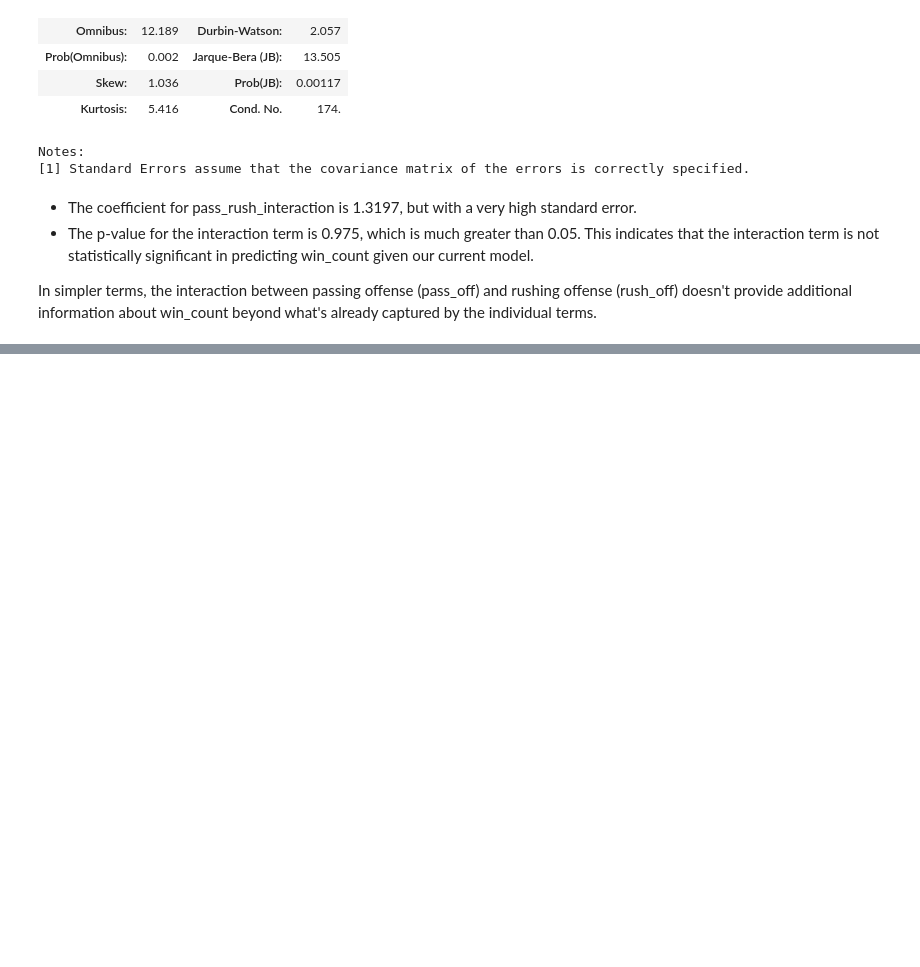
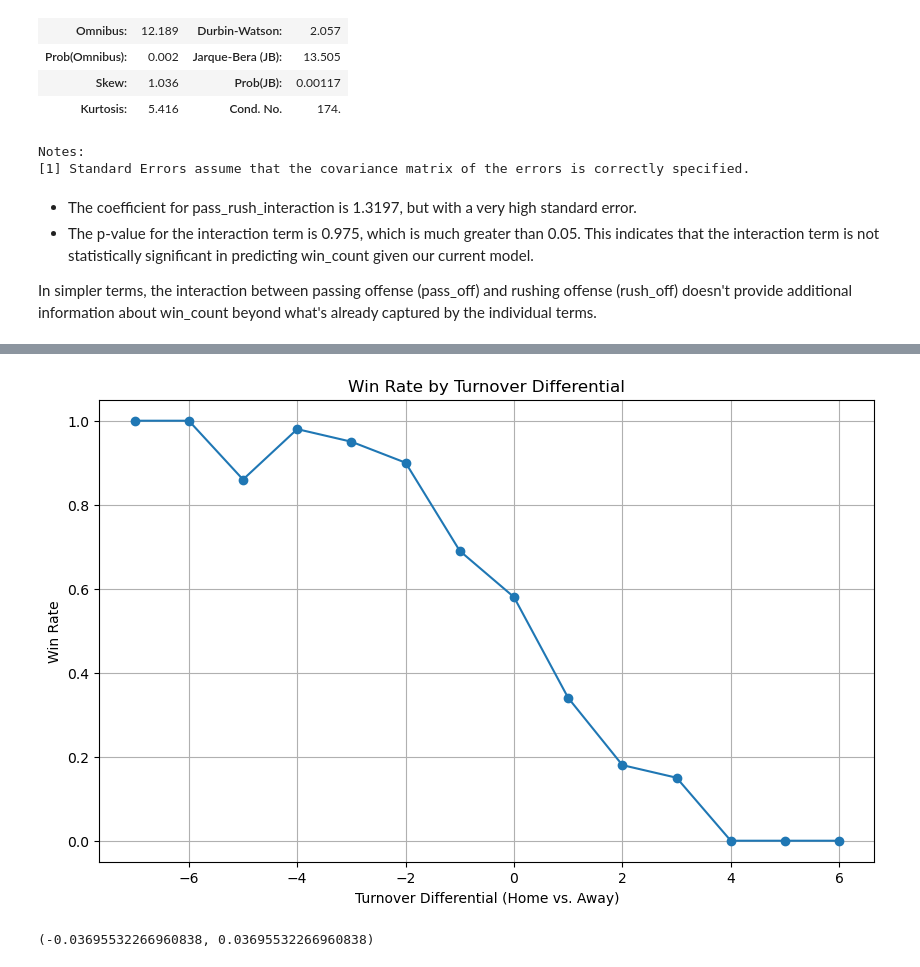
Before and after one commit to gbellamy512/projects, a Jupyter notebook: epa_eda.ipynb, the cells around one changed output, grey strips where cells are left out. Drawn from its saved outputs; the diff is of its cells as text; code cells hidden in the pictures; blank space fills up the shorter version.

```diff
--- a/epa_eda.ipynb
+++ b/epa_eda.ipynb
@@ -318,0 +390,16 @@ In simpler terms, the interaction between passing offense (pass_off) and rushing
+# %%
+# Group by turnover differential and calculate the win rate
+win_rate_by_turnover_diff = data.groupby('home_vs_away_turnovers')['home_outcome'].apply(lambda x: (x == 'Win').sum() / len(x)).reset_index()
+win_rate_by_turnover_diff.columns = ['Turnover Differential', 'Win Rate']
+
+# Calculate the number of games for each turnover differential
+num_games_by_turnover_diff = data.groupby('home_vs_away_turnovers')['home_outcome'].count().reset_index()
+num_games_by_turnover_diff.columns = ['Turnover Differential', 'Number of Games']
+
+# Merge with the win rate table
+win_rate_by_turnover_diff = win_rate_by_turnover_diff.merge(num_games_by_turnover_diff, on='Turnover Differential')
+
+# Format the win rate to two decimal places
+win_rate_by_turnover_diff['Win Rate'] = win_rate_by_turnover_diff['Win Rate'].round(2)
+
+win_rate_by_turnover_diff
@@ -318,0 +422,21 @@ In simpler terms, the interaction between passing offense (pass_off) and rushing
+# %%
+# Plotting the win rate against turnover differential
+plt.figure(figsize=(10, 6))
+plt.plot(win_rate_by_turnover_diff['Turnover Differential'], win_rate_by_turnover_diff['Win Rate'], marker='o')
+plt.title('Win Rate by Turnover Differential')
+plt.xlabel('Turnover Differential (Home vs. Away)')
+plt.ylabel('Win Rate')
+plt.grid(True)
+plt.show()
+# %% [output]
+[figure, added]
+# %%
+# Calculate the average turnover differential for home games
+avg_home_turnover_diff = data['home_vs_away_turnovers'].mean()
+
+# Calculate the average turnover differential for away games (which is the negative of home turnover differential)
+avg_away_turnover_diff = -avg_home_turnover_diff
+
+avg_home_turnover_diff, avg_away_turnover_diff
+# %% [output]
+(-0.03695532266960838, 0.03695532266960838)
```
Also changed, not shown: parts of 7 cells of this notebook.
